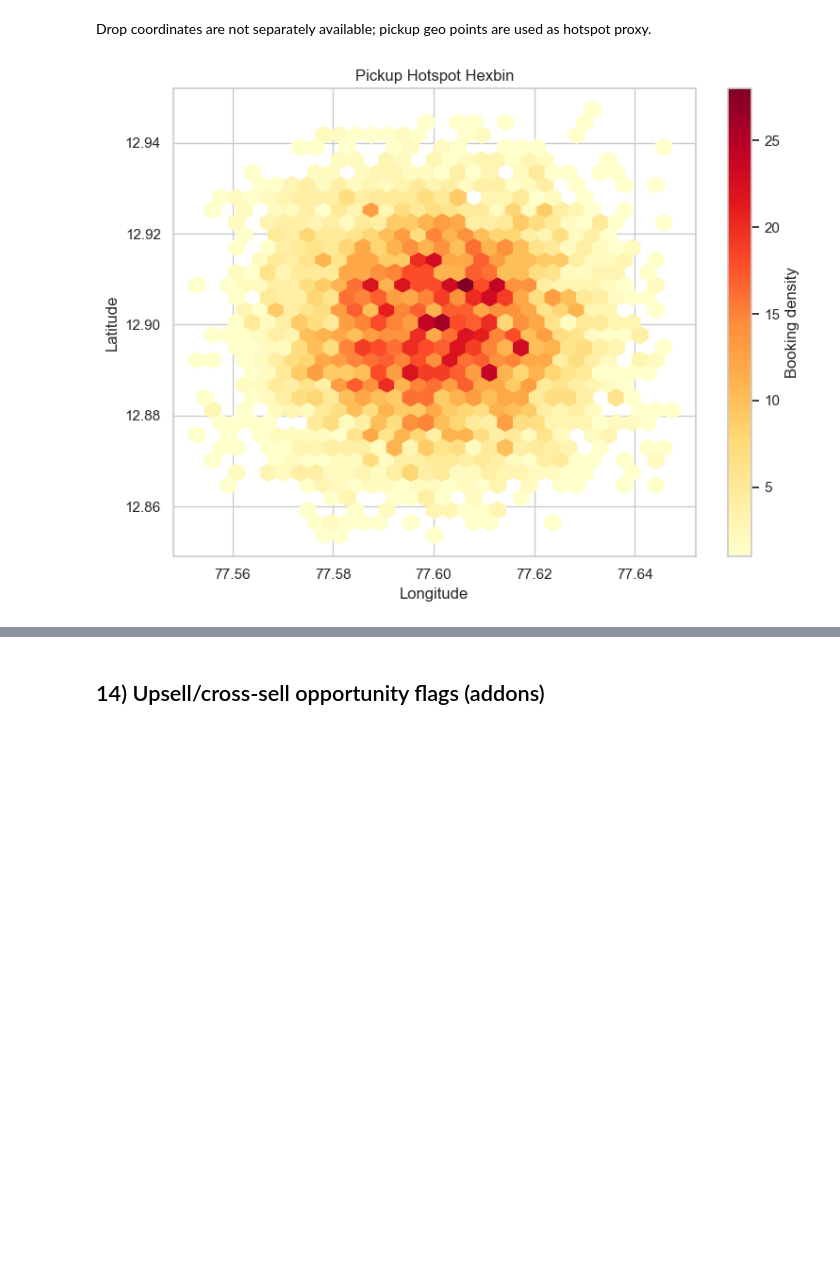
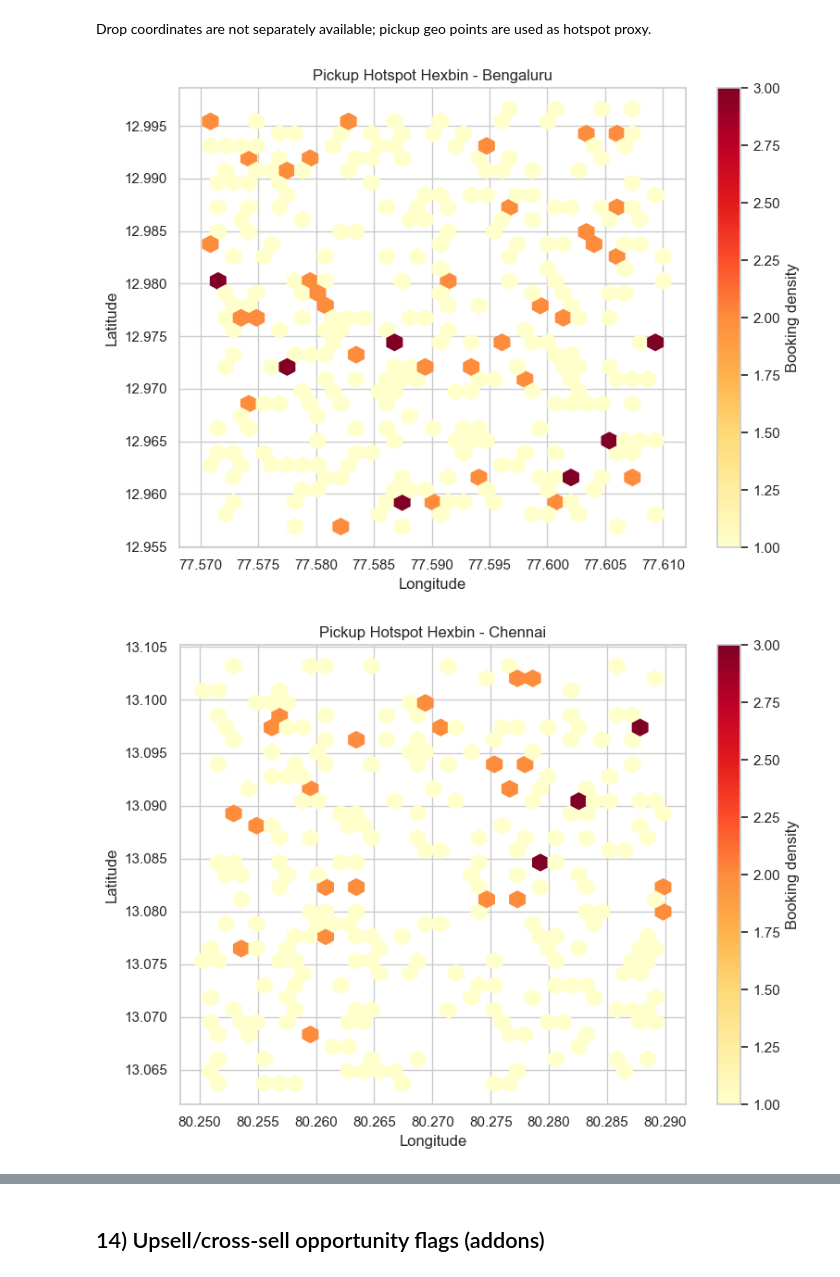
Before and after one commit to Utkarsh-2005/Capg_Sprint, a Jupyter notebook: car_rental_transformed.ipynb, the cells around one changed output, grey strips where cells are left out. Drawn from its saved outputs; the diff is of its cells as text; code cells hidden in the pictures; blank space fills up the shorter version.

```diff
--- a/car_rental_transformed.ipynb
+++ b/car_rental_transformed.ipynb
@@ -502,24 +710,36 @@ print(punct_stats.round(2))
 # %% [markdown]
 Drop coordinates are not separately available; pickup geo points are used as hotspot proxy.
 # %%
-geo = df.dropna(subset=["GPS_Lat", "GPS_Lon"]).copy()
+geo = df[df["is_completed"]].dropna(subset=["GPS_Lat", "GPS_Lon"]).copy()
 
-plt.figure(figsize=(8, 6))
-plt.hexbin(geo["GPS_Lon"], geo["GPS_Lat"], gridsize=30, cmap="YlOrRd", mincnt=1)
-plt.colorbar(label="Booking density")
-plt.xlabel("Longitude")
-plt.ylabel("Latitude")
-plt.title("Pickup Hotspot Hexbin")
-plt.tight_layout()
-plt.show()
+# Heatmap per city
+for city, data in geo.groupby("City"):
 
+    plt.figure(figsize=(8, 6))
+    plt.hexbin(data["GPS_Lon"], data["GPS_Lat"], gridsize=30, cmap="YlOrRd", mincnt=1)
+    plt.colorbar(label="Booking density")
+
+    plt.xlabel("Longitude")
+    plt.ylabel("Latitude")
+    plt.title(f"Pickup Hotspot Hexbin - {city}")
+
+    plt.tight_layout()
+    plt.show()
+
+
+# Identify hotspot zones
 hotspots = (
-    geo.assign(lat_bin=geo["GPS_Lat"].round(2), lon_bin=geo["GPS_Lon"].round(2))
-       .groupby(["City", "lat_bin", "lon_bin"], dropna=False)
-       .size()
-       .reset_index(name="bookings")
-       .sort_values("bookings", ascending=False)
+    geo.assign(
+        lat_bin=geo["GPS_Lat"].round(2),
+        lon_bin=geo["GPS_Lon"].round(2)
+    )
+    .groupby(["City", "lat_bin", "lon_bin"], dropna=False)
+    .size()
+    .reset_index(name="bookings")
+    .sort_values("bookings", ascending=False)
 )
+
 print(hotspots.head(15))
 # %% [output]
-[figure, old version]
+[figure, new version]
+[figure, added]
```
Also changed, not shown: parts of 18 cells of this notebook, 3 other files.
